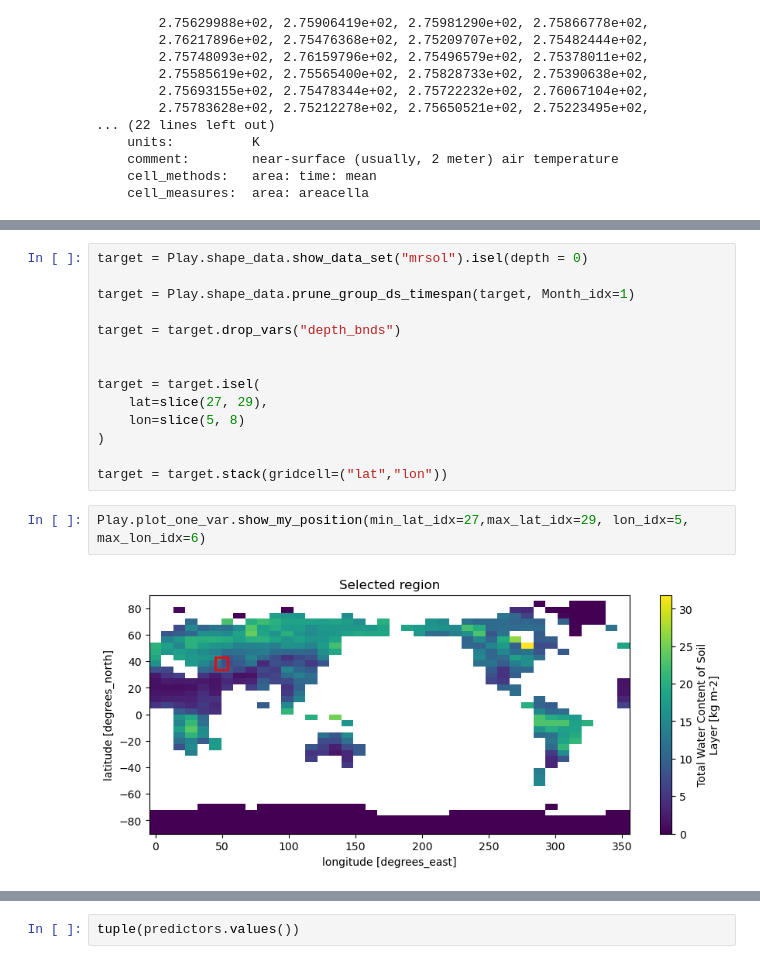
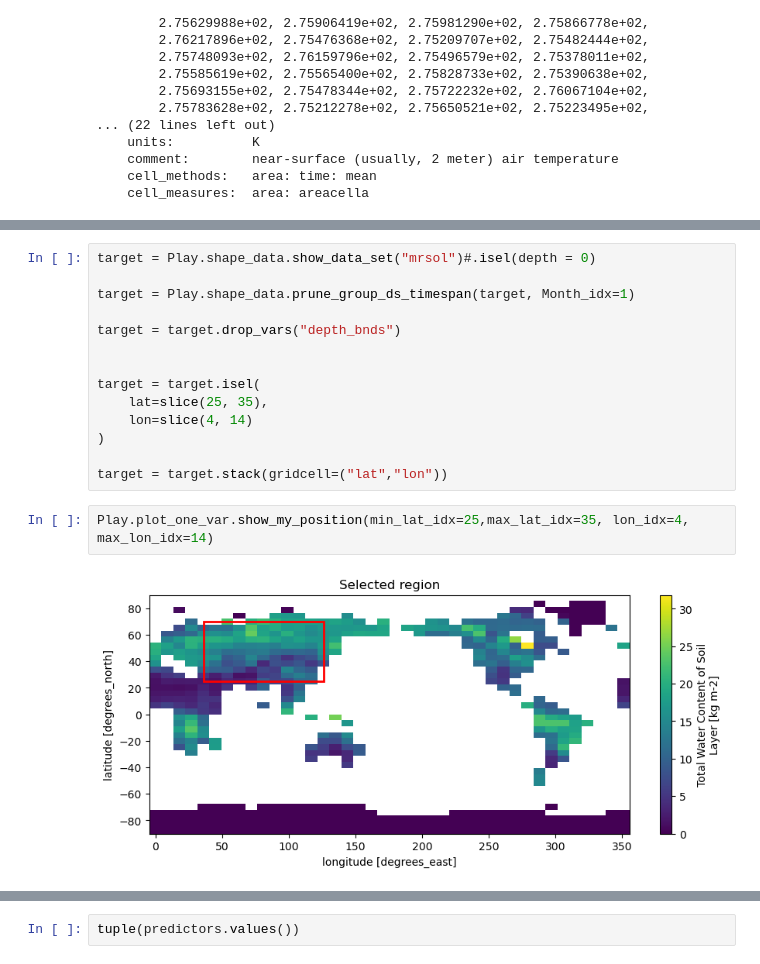
Before and after one commit to pjunghans1234/bachelorarbeit, a Jupyter notebook: Linreg_development.ipynb, the cells around one changed output, grey strips where cells are left out. Cells and saved outputs as stored; diff of their text form.

```diff
--- a/Linreg_development.ipynb
+++ b/Linreg_development.ipynb
@@ -131,7 +133,7 @@ Attributes: (12/52)
     original_file_hash_codes:  44b9ee9e68daceb1f50e9680dcfb7744f0e272d73c5e18...
     CDO:                       Climate Data Operators version 1.9.6 (http://m...
 # %%
-target = Play.shape_data.show_data_set("mrsol").isel(depth = 0)
+target = Play.shape_data.show_data_set("mrsol")#.isel(depth = 0)
 
 target = Play.shape_data.prune_group_ds_timespan(target, Month_idx=1)
 
@@ -139,15 +141,15 @@ target = target.drop_vars("depth_bnds")
 
 
 target = target.isel(
-    lat=slice(27, 29),
-    lon=slice(5, 8)
+    lat=slice(25, 35),
+    lon=slice(4, 14)
 )
 
 target = target.stack(gridcell=("lat","lon"))
 # %%
-Play.plot_one_var.show_my_position(min_lat_idx=27,max_lat_idx=29, lon_idx=5, max_lon_idx=6)
+Play.plot_one_var.show_my_position(min_lat_idx=25,max_lat_idx=35, lon_idx=4, max_lon_idx=14)
 # %% [output]
-[figure, old version]
+[figure, new version]
 # %%
 target
 # %% [output]
```
Also changed, not shown: parts of 11 cells of this notebook, 9 other files.
